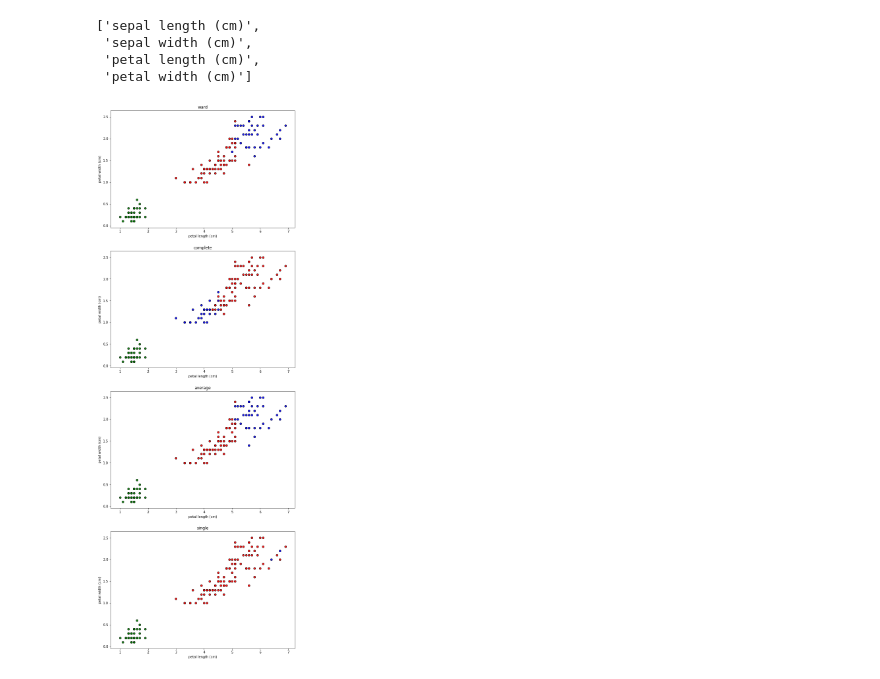
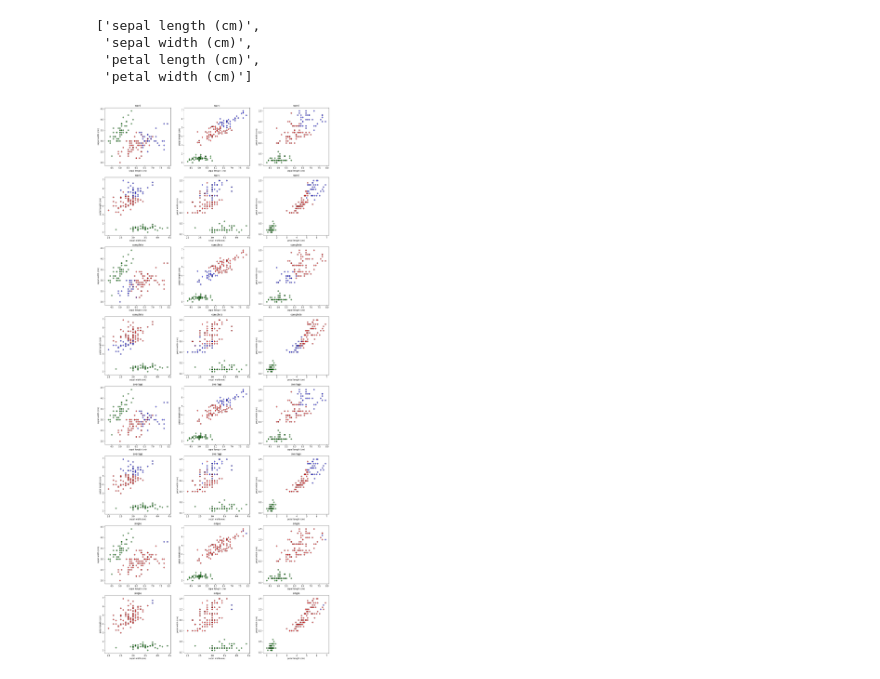
Before and after one commit to crea0414/2nd-ML100Days, a Jupyter notebook: homework/Day_057_HW.ipynb, the cells around one changed output. Cells and saved outputs as stored; diff of their text form; code cells hidden in the pictures.

```diff
--- a/homework/Day_057_HW.ipynb
+++ b/homework/Day_057_HW.ipynb
@@ -27,25 +27,32 @@ iris.feature_names
  'petal width (cm)']
 # %%
 # cluster
-plt.figure(figsize=(10, 30))
+plt.figure(figsize=(20, 50))
 linkage = ["ward", "complete", "average", "single"]
 cluster_result = {l: np.zeros((1, len(y))) for l in linkage}
+feature_combination = [(0, 1, 'sepal length (cm)', 'sepal width (cm)'),
+                       (0, 2, 'sepal length (cm)', 'petal length (cm)'),
+                       (0, 3, 'sepal length (cm)', 'petal width (cm)'),
+                       (1, 2, 'sepal width (cm)', 'petal length (cm)'),
+                       (1, 3, 'sepal width (cm)', 'petal width (cm)'),
+                       (2, 3, 'petal length (cm)', 'petal width (cm)')]
+cnt = 1
 for idx, link in enumerate(linkage):
     cluster = AgglomerativeClustering(n_clusters=3, linkage=link)
     cluster.fit(X)
     labels = cluster.labels_
-    #print(link)
-    #print('y:', y)
-    #print('cluster:', labels)
+
     cluster_result[link] = np.array(labels).reshape(1, -1)
-    plt.subplot(4, 1, idx+1)
-    for i in range(3):
-        #print(X[labels==0][:, 0])
-        plt.scatter(X[labels==0][:, 2], X[labels==0][:, 3], alpha=0.5,c='R', edgecolors='k')
-        plt.scatter(X[labels==1][:, 2], X[labels==1][:, 3], alpha=0.5,c='G', edgecolors='k')
-        plt.scatter(X[labels==2][:, 2], X[labels==2][:, 3], alpha=0.5,c='B', edgecolors='k')
-        plt.xlabel('petal length (cm)')
-        plt.ylabel('petal width (cm)')
-        plt.title(link)
+
+    for (feature_a, feature_b, x, y) in feature_combination:
+        plt.subplot(8, 3, cnt)
+        cnt+=1
+        for i in range(3):
+            plt.scatter(X[labels==0][:, feature_a], X[labels==0][:, feature_b], alpha=0.25, c='R', edgecolors='k')
+            plt.scatter(X[labels==1][:, feature_a], X[labels==1][:, feature_b], alpha=0.25, c='G', edgecolors='k')
+            plt.scatter(X[labels==2][:, feature_a], X[labels==2][:, feature_b], alpha=0.25, c='B', edgecolors='k')
+            plt.xlabel(x)
+            plt.ylabel(y)
+            plt.title(link)
 # %% [output]
-[figure, old version]
+[figure, new version]
```
